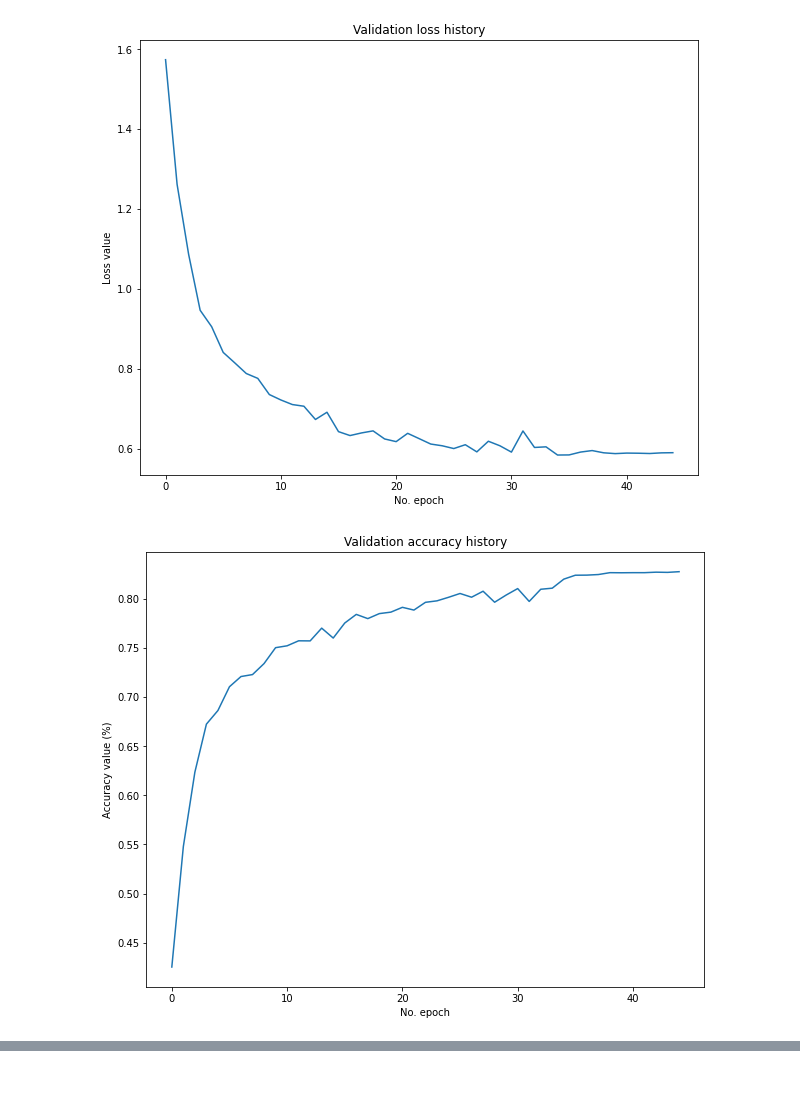
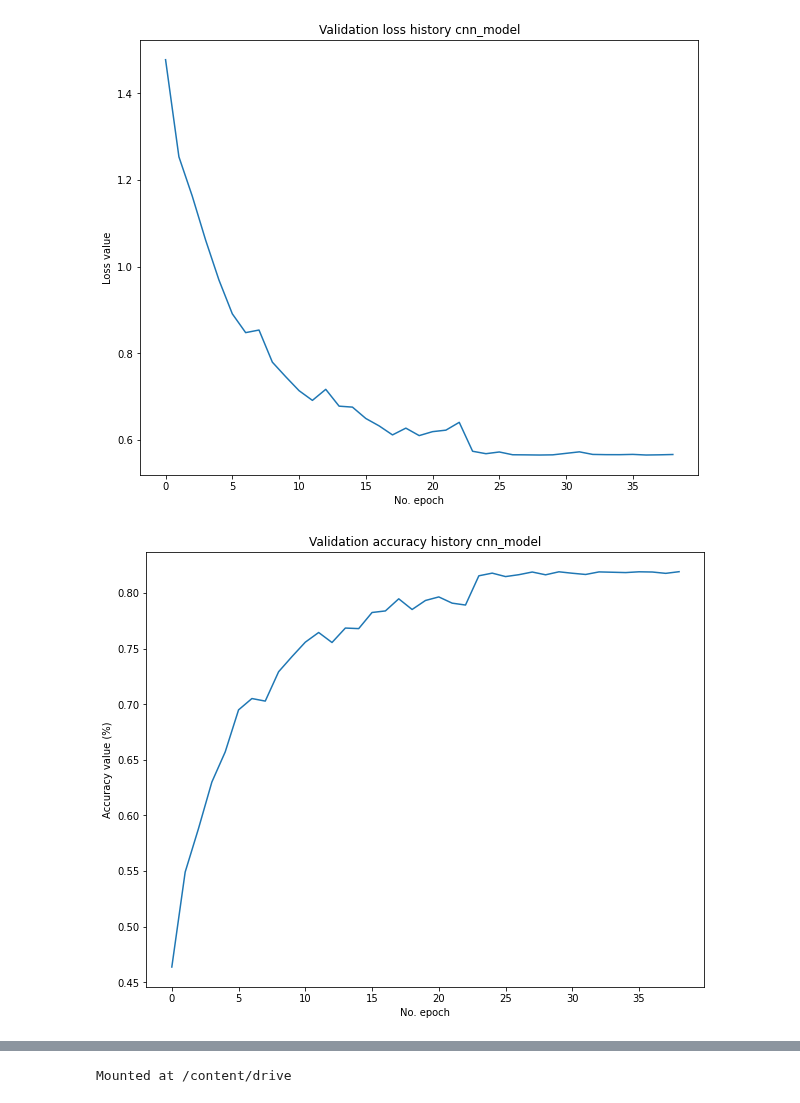
Before and after one commit to kirath2205/Final-Year-Project, a Jupyter notebook: Test_bench.ipynb, the cells around one changed output, grey strips where cells are left out. Saved outputs shown, nothing was run; the diff lists cells and outputs as text; code cells hidden in the pictures.

```diff
--- a/Test_bench.ipynb
+++ b/Test_bench.ipynb
@@ -316,12 +313,20 @@ train_model(X_train,y_train,X_test,y_test)'''
 X_train,y_train,X_test,y_test=select_dataset(2)
 X_train,y_train,X_test,y_test,image_shape=pre_processing_cifar10(X_train,y_train,X_test,y_test,3)
 model=define_model_standard_cnn(image_shape,10)
-history = train_model_standard_cnn(X_train,y_train,X_test,y_test,epochs=100)
+history_cnn_model = train_model_standard_cnn(X_train,y_train,X_test,y_test,epochs=100)
+model.save('/content/checkpoint/cnn_model.h5')
 
-'''X_train,y_train,X_test,y_test=select_dataset(2)
-X_train,y_train,X_test,y_test,image_shape=pre_processing_cifar100(X_train,y_train,X_test,y_test,3)
-model=Resnet50(image_shape,10)
-history=train_model_resnet50(X_train,y_train,X_test,y_test,epochs=100)'''
+X_train,y_train,X_test,y_test=select_dataset(2)
+X_train,y_train,X_test,y_test,image_shape=pre_processing_cifar10(X_train,y_train,X_test,y_test,3)
+model=ResNet34(image_shape,10)
+history_resnet=train_model_resnet34(X_train,y_train,X_test,y_test,epochs=100)
+model.save('/content/checkpoint/resnet.h5')
+
+X_train,y_train,X_test,y_test=select_dataset(2)
+X_train,y_train,X_test,y_test,image_shape=pre_processing_cifar10(X_train,y_train,X_test,y_test,3)
+model=define_model_vgg16(image_shape,10)
+history_vgg16=train_model_vgg16(X_train,y_train,X_test,y_test,epochs=100)
+model.save('/content/checkpoint/vgg16.h5')
 
 '''X_train,y_train,X_test,y_test=select_dataset(3)
 X_train,y_train,X_test,y_test,image_shape=pre_processing_cifar100(X_train,y_train,X_test,y_test,3)
@@ -349,23 +433,57 @@ INFO:tensorflow:Assets written to: best_model_standard_cnn/assets
 # %%
 import matplotlib.pyplot as plt
 
-score = model.evaluate(X_test, y_test, verbose=0)
-print(f'Test loss: {score[0]} / Test accuracy: {score[1]}')
+
 
 # Visualize history
 # Plot history: Loss
 plt.figure(figsize = (10,8))
-plt.plot(history.history['val_loss'])
-plt.title('Validation loss history')
+plt.plot(history_cnn_model.history['val_loss'])
+plt.title('Validation loss history cnn_model')
 plt.ylabel('Loss value')
 plt.xlabel('No. epoch')
 plt.show()
 
 # Plot history: Accuracy
 plt.figure(figsize = (10,8))
-plt.plot(history.history['val_accuracy'])
-plt.title('Validation accuracy history')
+plt.plot(history_cnn_model.history['val_accuracy'])
+plt.title('Validation accuracy history cnn_model')
 plt.ylabel('Accuracy value (%)')
 plt.xlabel('No. epoch')
 plt.show()
+
+print()
+# Visualize history
+# Plot history: Loss
+plt.figure(figsize = (10,8))
+plt.plot(history_resnet.history['val_loss'])
+plt.title('Validation loss history resnet')
+plt.ylabel('Loss value')
+plt.xlabel('No. epoch')
+plt.show()
+
+# Plot history: Accuracy
+plt.figure(figsize = (10,8))
+plt.plot(history_resnet.history['val_accuracy'])
+plt.title('Validation accuracy history resnet')
+plt.ylabel('Accuracy value (%)')
+plt.xlabel('No. epoch')
+plt.show()
+
+# Visualize history
+# Plot history: Loss
+plt.figure(figsize = (10,8))
+plt.plot(history_vgg16.history['val_loss'])
+plt.title('Validation loss history vgg16')
+plt.ylabel('Loss value')
+plt.xlabel('No. epoch')
+plt.show()
+print()
+# Plot history: Accuracy
+plt.figure(figsize = (10,8))
+plt.plot(history_vgg16.history['val_accuracy'])
+plt.title('Validation accuracy history vgg16')
+plt.ylabel('Accuracy value (%)')
+plt.xlabel('No. epoch')
+plt.show()
 # %% [output]
@@ -373,2 +490,2 @@ Test loss: 0.5908566117286682 / Test accuracy: 0.8277999758720398
-[figure, old version]
+[figure, new version]
-[figure, old version]
+[figure, new version]
@@ -375,3 +496,8 @@ Test loss: 0.5908566117286682 / Test accuracy: 0.8277999758720398
+# %%
+from google.colab import drive
+drive.mount('/content/drive')
+# %% [output]
+Mounted at /content/drive
 # %%
 !pip freeze > requirements.txt
 # %%
```
Also changed, not shown: parts of 12 cells of this notebook.
